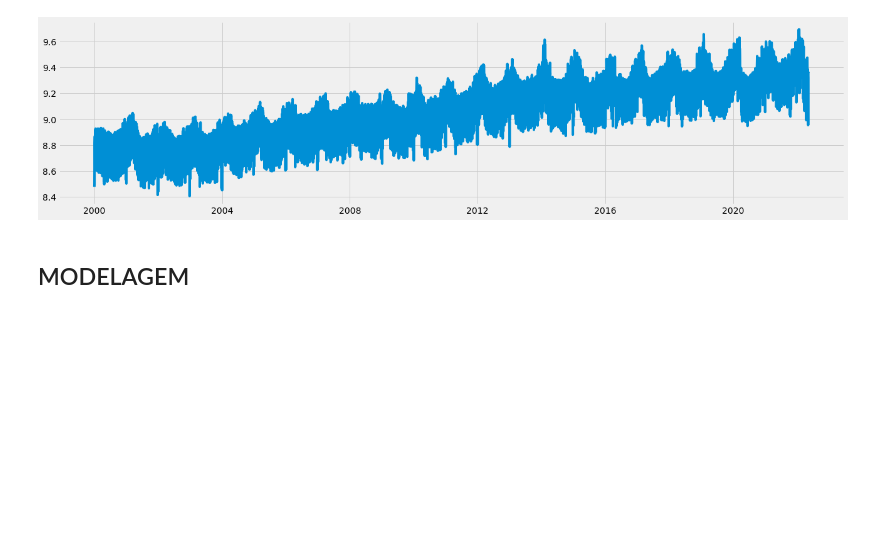
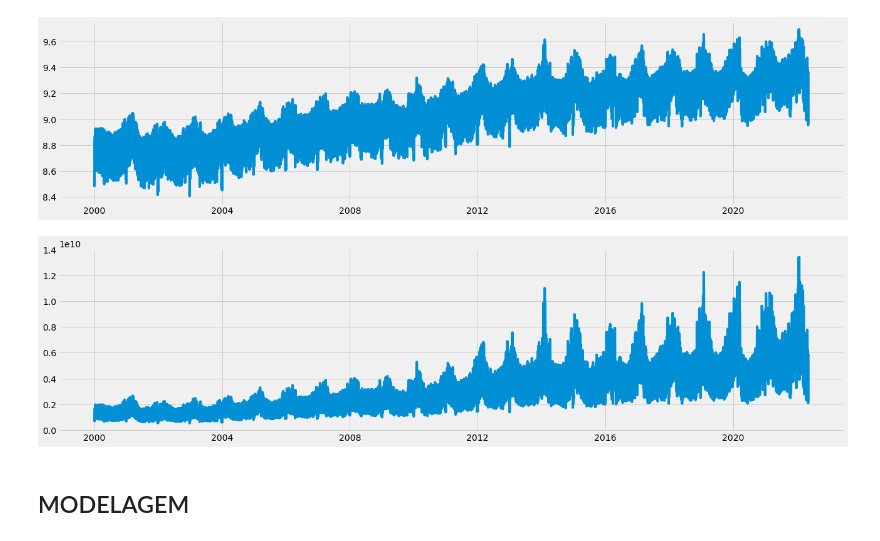
Before and after one commit to matheus-vizzotto/projecao_demanda_eletrica, a Jupyter notebook: models_tests/sarima.ipynb, the cells around one changed output. Cells and saved outputs as stored; diff of their text form; code cells hidden in the pictures; blank space fills up the shorter version.

```diff
--- a/models_tests/sarima.ipynb
+++ b/models_tests/sarima.ipynb
@@ -36,6 +56,13 @@ plt.plot(df_load_log)
 plt.show()
 # %% [output]
 [figure]
+# %%
+plt.figure(figsize = (20,5))
+
+plt.plot(df_load_boxcox)
+plt.show()
+# %% [output]
+[figure, added]
 # %% [markdown]
 ## MODELAGEM
 # %% [markdown]
```
Also changed, not shown: parts of 14 cells of this notebook.
